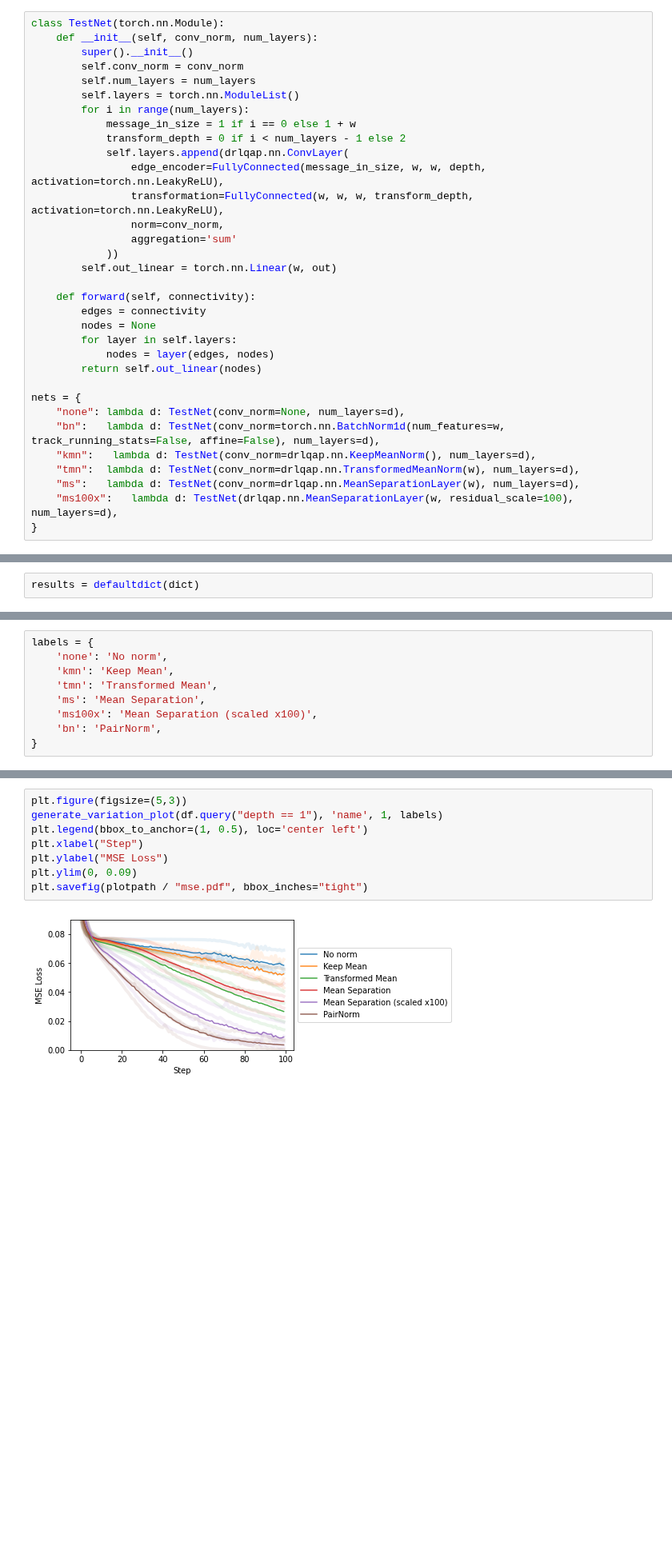
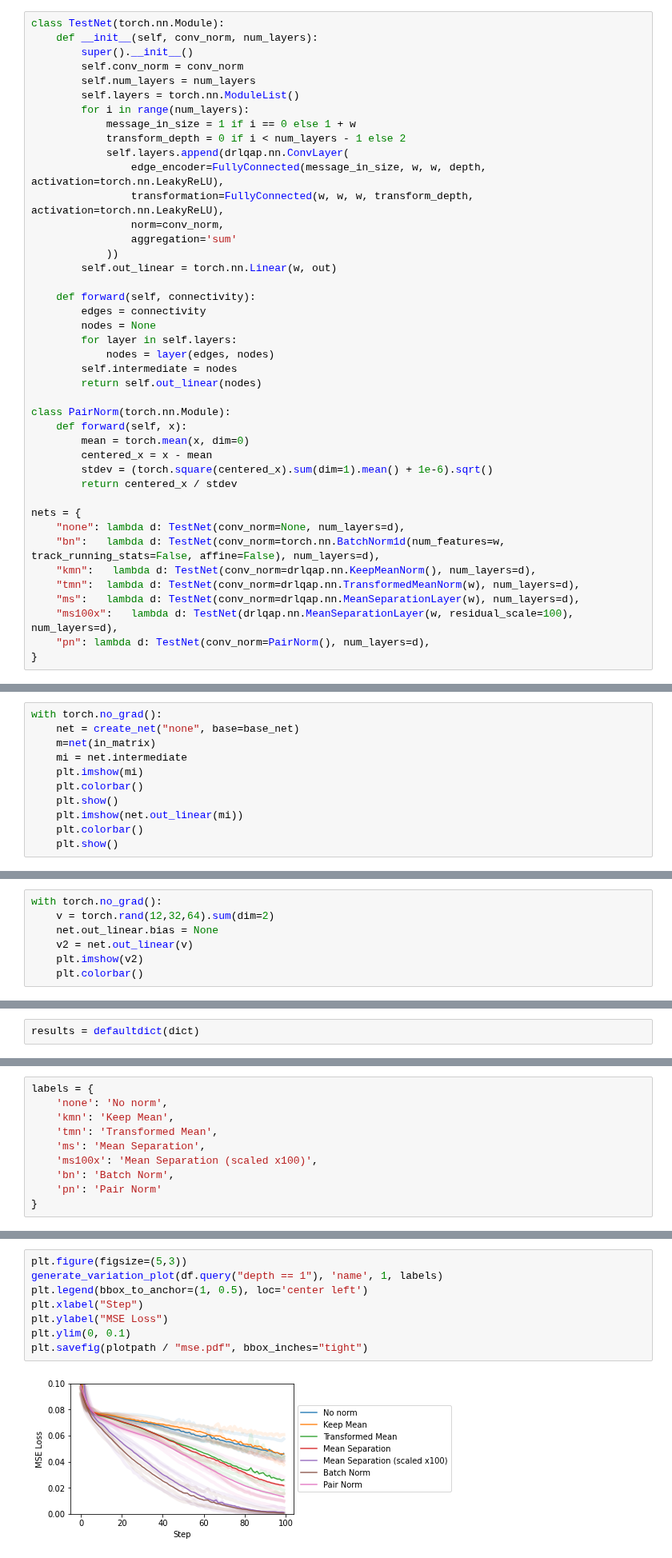
Before and after one commit to timgott/DeepQAP, a Jupyter notebook: evaluation/ConvLayerTest_v2.ipynb, the cells around one changed output, grey strips where cells are left out. Shown at 80% size. Saved outputs shown, nothing was run; the diff lists cells and outputs as text; blank space fills up the shorter version.

```diff
--- a/evaluation/ConvLayerTest_v2.ipynb
+++ b/evaluation/ConvLayerTest_v2.ipynb
@@ -55,7 +55,15 @@ class TestNet(torch.nn.Module):
         nodes = None
         for layer in self.layers:
             nodes = layer(edges, nodes)
+        self.intermediate = nodes
         return self.out_linear(nodes)
+
+class PairNorm(torch.nn.Module):
+    def forward(self, x):
+        mean = torch.mean(x, dim=0)
+        centered_x = x - mean
+        stdev = (torch.square(centered_x).sum(dim=1).mean() + 1e-6).sqrt()
+        return centered_x / stdev
 
 nets = {
     "none": lambda d: TestNet(conv_norm=None, num_layers=d),
@@ -64,6 +72,7 @@ nets = {
     "tmn":  lambda d: TestNet(conv_norm=drlqap.nn.TransformedMeanNorm(w), num_layers=d),
     "ms":   lambda d: TestNet(conv_norm=drlqap.nn.MeanSeparationLayer(w), num_layers=d),
     "ms100x":   lambda d: TestNet(drlqap.nn.MeanSeparationLayer(w, residual_scale=100), num_layers=d),
+    "pn": lambda d: TestNet(conv_norm=PairNorm(), num_layers=d),
 }
 # %%
 in_matrix = torch.rand(n, n)
@@ -148,0 +216,11 @@ MeanSeparationLayer(
+# %%
+with torch.no_grad():
+    net = create_net("none", base=base_net)
+    m=net(in_matrix)
+    mi = net.intermediate
+    plt.imshow(mi)
+    plt.colorbar()
+    plt.show()
+    plt.imshow(net.out_linear(mi))
+    plt.colorbar()
+    plt.show()
@@ -148,0 +230,7 @@ MeanSeparationLayer(
+# %%
+with torch.no_grad():
+    v = torch.rand(12,32,64).sum(dim=2)
+    net.out_linear.bias = None
+    v2 = net.out_linear(v)
+    plt.imshow(v2)
+    plt.colorbar()
@@ -279,7 +376,8 @@ labels = {
     'tmn': 'Transformed Mean',
     'ms': 'Mean Separation',
     'ms100x': 'Mean Separation (scaled x100)',
-    'bn': 'PairNorm',
+    'bn': 'Batch Norm',
+    'pn': 'Pair Norm'
 }
 # %%
 values = [values for _, net_results in results.items() for _, (net, values) in net_results.items()]
@@ -288,13 +386,13 @@ df = pd.DataFrame(values, index=pd.MultiIndex.from_tuples(indices, names=['name'
 # %%
 plt.figure(figsize=(5,3))
 generate_variation_plot(df.query("depth == 1"), 'name', 1, labels)
 plt.legend(bbox_to_anchor=(1, 0.5), loc='center left')
 plt.xlabel("Step")
 plt.ylabel("MSE Loss")
-plt.ylim(0, 0.09)
+plt.ylim(0, 0.1)
 plt.savefig(plotpath / "mse.pdf", bbox_inches="tight")
 # %% [output]
-[figure, old version]
+[figure, new version]
 # %% [markdown]
 # Outputs
 # %%
```
Also changed, not shown: parts of 11 cells of this notebook, 2 other files.
